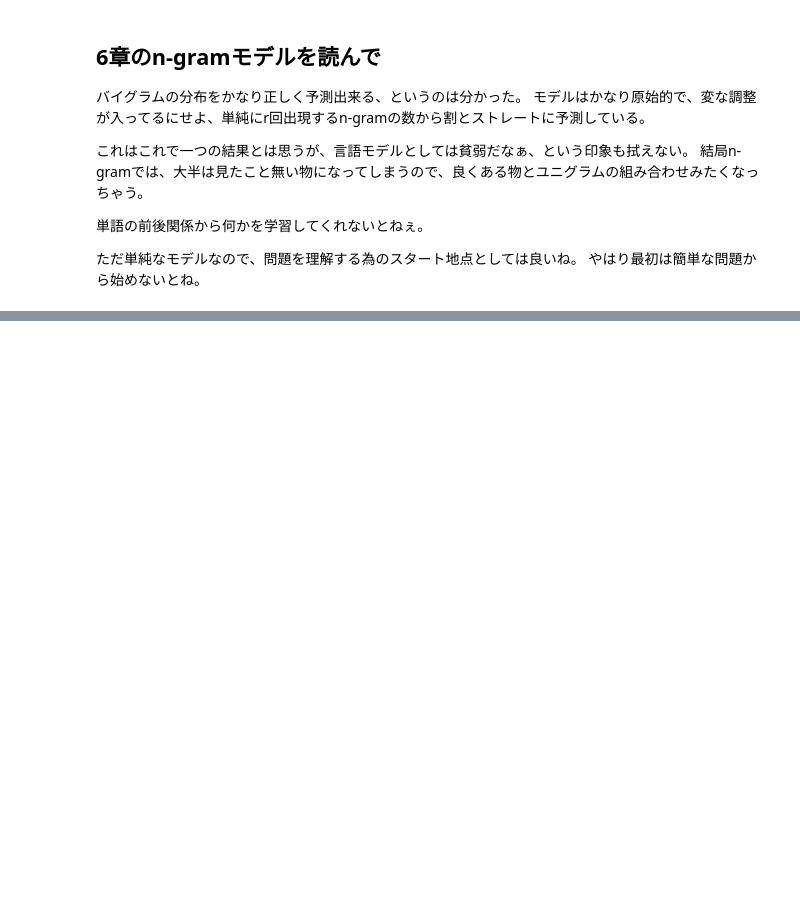
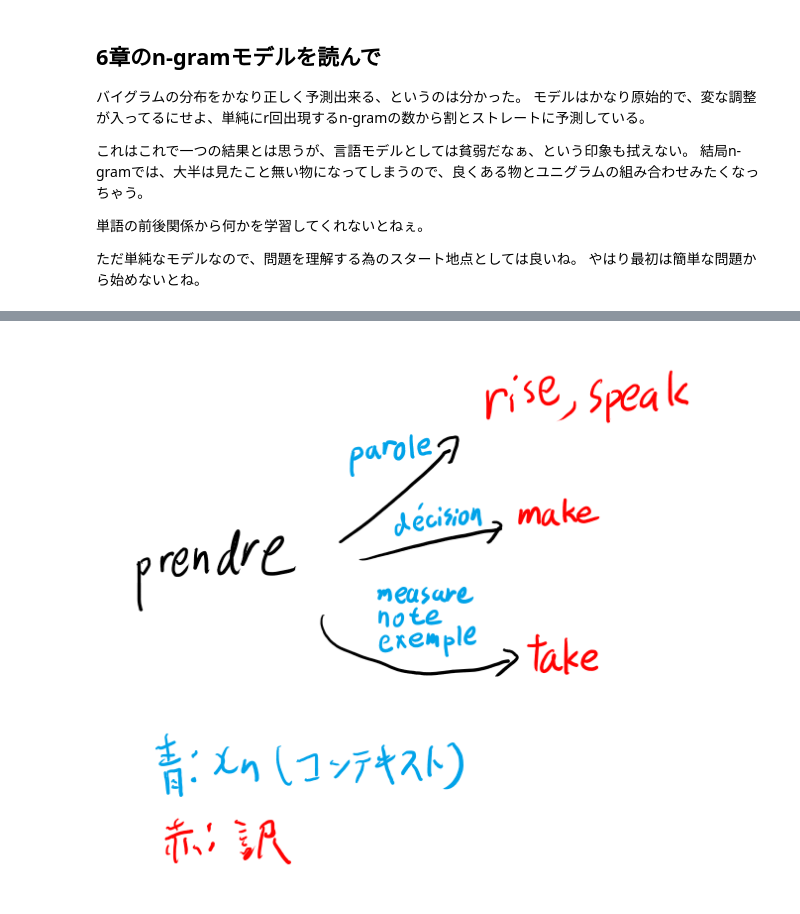
Before and after one commit to karino2/karino2.github.io, a Jupyter notebook: ipynb/2018-11-07-195900.ipynb, the cells around one changed output, grey strips where cells are left out. Cells and saved outputs as stored; diff of their text form; code cells hidden in the pictures; blank space fills up the shorter version.

```diff
--- a/ipynb/2018-11-07-195900.ipynb
+++ b/ipynb/2018-11-07-195900.ipynb
@@ -577,0 +639,4 @@ n-gramの洗練されたモデルにより、perplexityが240という洗練し
+# %%
+MeatPieImage()
+# %% [output]
+[figure, added]
```
Also changed, not shown: parts of 11 cells of this notebook.
